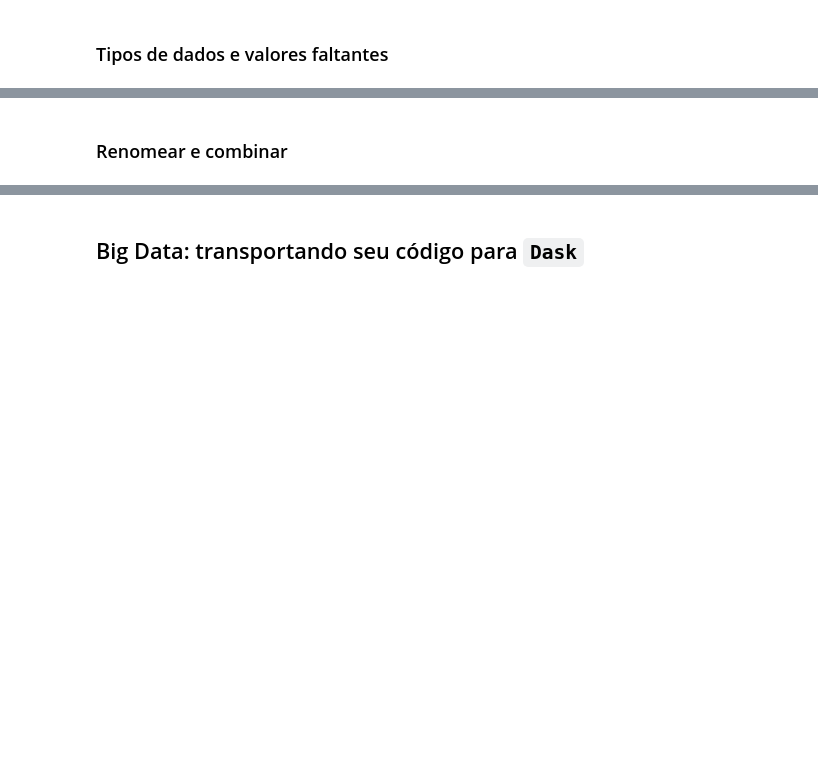
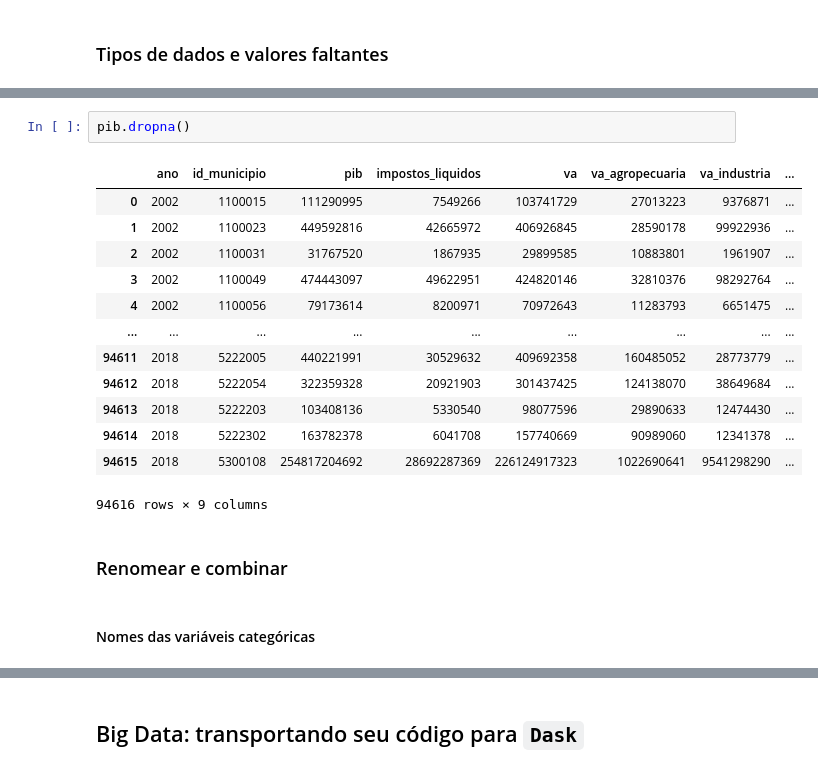
Before and after one commit to vmussa/weboficina-raspagem-python, a Jupyter notebook: notebooks/aula2.ipynb, the cells around one changed output, grey strips where cells are left out. Cells and saved outputs as stored; diff of their text form; blank space fills up the shorter version.

```diff
--- a/notebooks/aula2.ipynb
+++ b/notebooks/aula2.ipynb
@@ -513,2 +550,20 @@ Name: pib, Length: 94616, dtype: int64
+# %%
+pib.dropna()
+# %% [output]
+|  | ano | id_municipio | pib | impostos_liquidos | va | va_agropecuaria | va_industria | ... |
+| 0 | 2002 | 1100015 | 111290995 | 7549266 | 103741729 | 27013223 | 9376871 | ... |
+| 1 | 2002 | 1100023 | 449592816 | 42665972 | 406926845 | 28590178 | 99922936 | ... |
+| 2 | 2002 | 1100031 | 31767520 | 1867935 | 29899585 | 10883801 | 1961907 | ... |
+| 3 | 2002 | 1100049 | 474443097 | 49622951 | 424820146 | 32810376 | 98292764 | ... |
+| 4 | 2002 | 1100056 | 79173614 | 8200971 | 70972643 | 11283793 | 6651475 | ... |
+| ... | ... | ... | ... | ... | ... | ... | ... | ... |
+| 94611 | 2018 | 5222005 | 440221991 | 30529632 | 409692358 | 160485052 | 28773779 | ... |
+| 94612 | 2018 | 5222054 | 322359328 | 20921903 | 301437425 | 124138070 | 38649684 | ... |
+| 94613 | 2018 | 5222203 | 103408136 | 5330540 | 98077596 | 29890633 | 12474430 | ... |
+| 94614 | 2018 | 5222302 | 163782378 | 6041708 | 157740669 | 90989060 | 12341378 | ... |
+| 94615 | 2018 | 5300108 | 254817204692 | 28692287369 | 226124917323 | 1022690641 | 9541298290 | ... |
+94616 rows × 9 columns
 # %% [markdown]
 ### Renomear e combinar
+# %% [markdown]
+#### Nomes das variáveis categóricas
```
Also changed, not shown: parts of 38 cells of this notebook.
